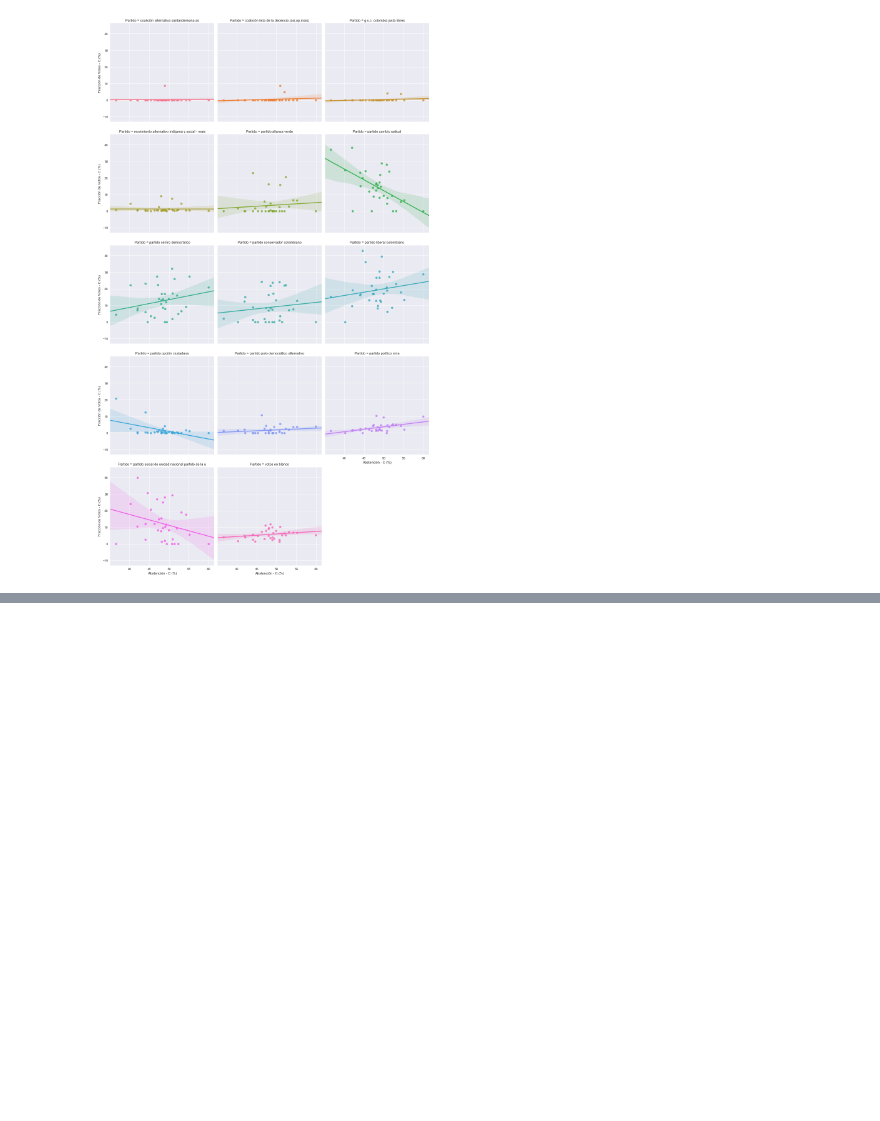
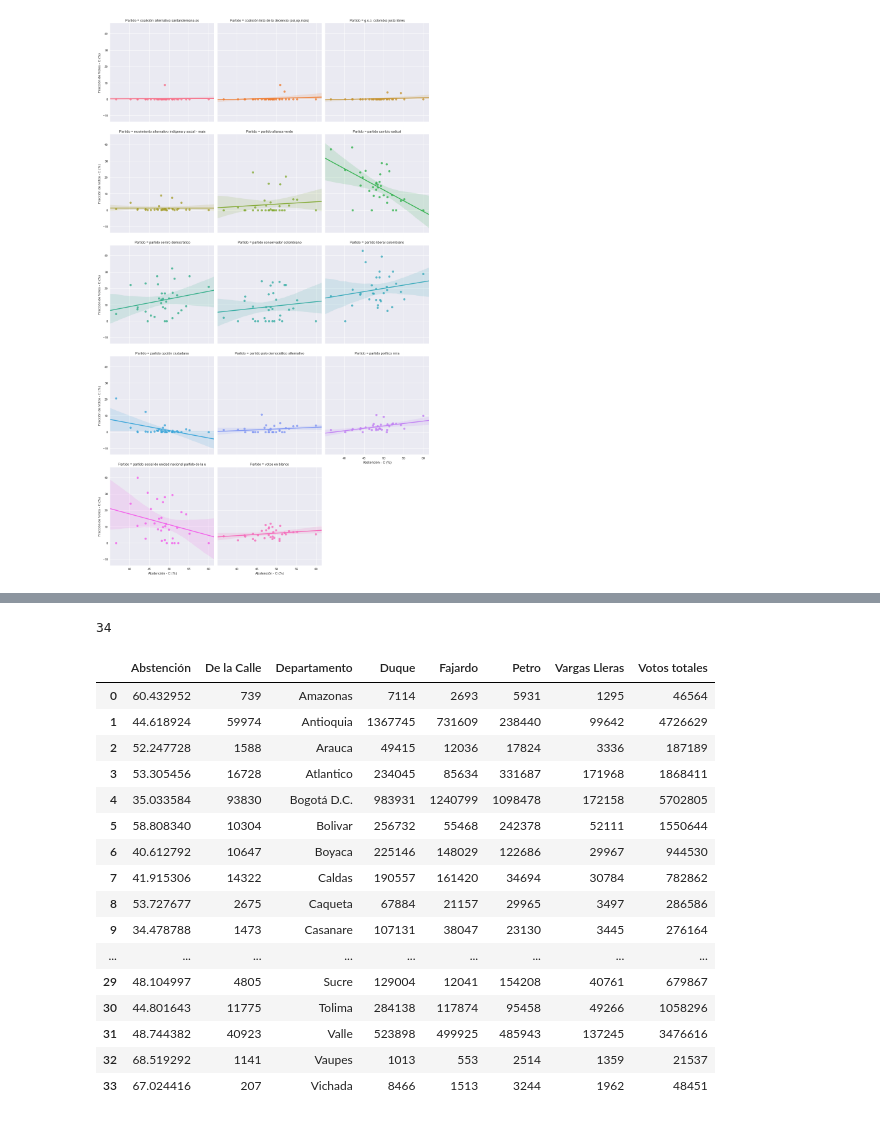
Before and after one commit to saint-germain/elecciones2018, a Jupyter notebook: abstencion.ipynb, the cells around one changed output, grey strips where cells are left out. Saved outputs shown, nothing was run; the diff lists cells and outputs as text; code cells hidden in the pictures; blank space fills up the shorter version.

```diff
--- a/abstencion.ipynb
+++ b/abstencion.ipynb
@@ -189,0 +253,2 @@ for k in np.unique(df2['Partido']):
+# %%
+dep=np.unique(dfpr.departamento)
@@ -189,0 +258,45 @@ for k in np.unique(df2['Partido']):
+# %%
+abp=[]
+tv=[]
+vdq=[]
+vpt=[]
+vfj=[]
+vvl=[]
+vky=[]
+for i in dep:
+    dummy=dfpr[dfpr.departamento==i]
+    abp+=[100*(dummy.total_votantes-dummy.votantes).sum()/dummy.total_votantes.sum()]
+    tv+=[dummy.total_votantes.sum()]
+    vdq+=[dummy['iván duque'].sum()]
+    vpt+=[dummy['gustavo petro'].sum()]
+    vfj+=[dummy['sergio fajardo'].sum()]
+    vvl+=[dummy['germán vargas lleras'].sum()]
+    vky+=[dummy['humberto de la calle'].sum()]
+# %%
+len(vdq)
+# %% [output]
+34
+# %%
+datp = {'Departamento': dep, 'Abstención':abp,'Votos totales':tv,'Duque':vdq,'Petro':vpt,'Fajardo':vfj,'De la Calle':vky,'Vargas Lleras':vvl}
+# %%
+dp=pd.DataFrame(data=datp)
+# %%
+dp['Abstención']*dp['Votos totales']
+# %% [output]
+|  | Abstención | De la Calle | Departamento | Duque | Fajardo | Petro | Vargas Lleras | Votos totales |
+| 0 | 60.432952 | 739 | Amazonas | 7114 | 2693 | 5931 | 1295 | 46564 |
+| 1 | 44.618924 | 59974 | Antioquia | 1367745 | 731609 | 238440 | 99642 | 4726629 |
+| 2 | 52.247728 | 1588 | Arauca | 49415 | 12036 | 17824 | 3336 | 187189 |
+| 3 | 53.305456 | 16728 | Atlantico | 234045 | 85634 | 331687 | 171968 | 1868411 |
+| 4 | 35.033584 | 93830 | Bogotá D.C. | 983931 | 1240799 | 1098478 | 172158 | 5702805 |
+| 5 | 58.808340 | 10304 | Bolivar | 256732 | 55468 | 242378 | 52111 | 1550644 |
+| 6 | 40.612792 | 10647 | Boyaca | 225146 | 148029 | 122686 | 29967 | 944530 |
+| 7 | 41.915306 | 14322 | Caldas | 190557 | 161420 | 34694 | 30784 | 782862 |
+| 8 | 53.727677 | 2675 | Caqueta | 67884 | 21157 | 29965 | 3497 | 286586 |
+| 9 | 34.478788 | 1473 | Casanare | 107131 | 38047 | 23130 | 3445 | 276164 |
+| ... | ... | ... | ... | ... | ... | ... | ... | ... |
+| 29 | 48.104997 | 4805 | Sucre | 129004 | 12041 | 154208 | 40761 | 679867 |
+| 30 | 44.801643 | 11775 | Tolima | 284138 | 117874 | 95458 | 49266 | 1058296 |
+| 31 | 48.744382 | 40923 | Valle | 523898 | 499925 | 485943 | 137245 | 3476616 |
+| 32 | 68.519292 | 1141 | Vaupes | 1013 | 553 | 2514 | 1359 | 21537 |
+| 33 | 67.024416 | 207 | Vichada | 8466 | 1513 | 3244 | 1962 | 48451 |
```
Also changed, not shown: parts of 13 cells of this notebook, 1 other file.
